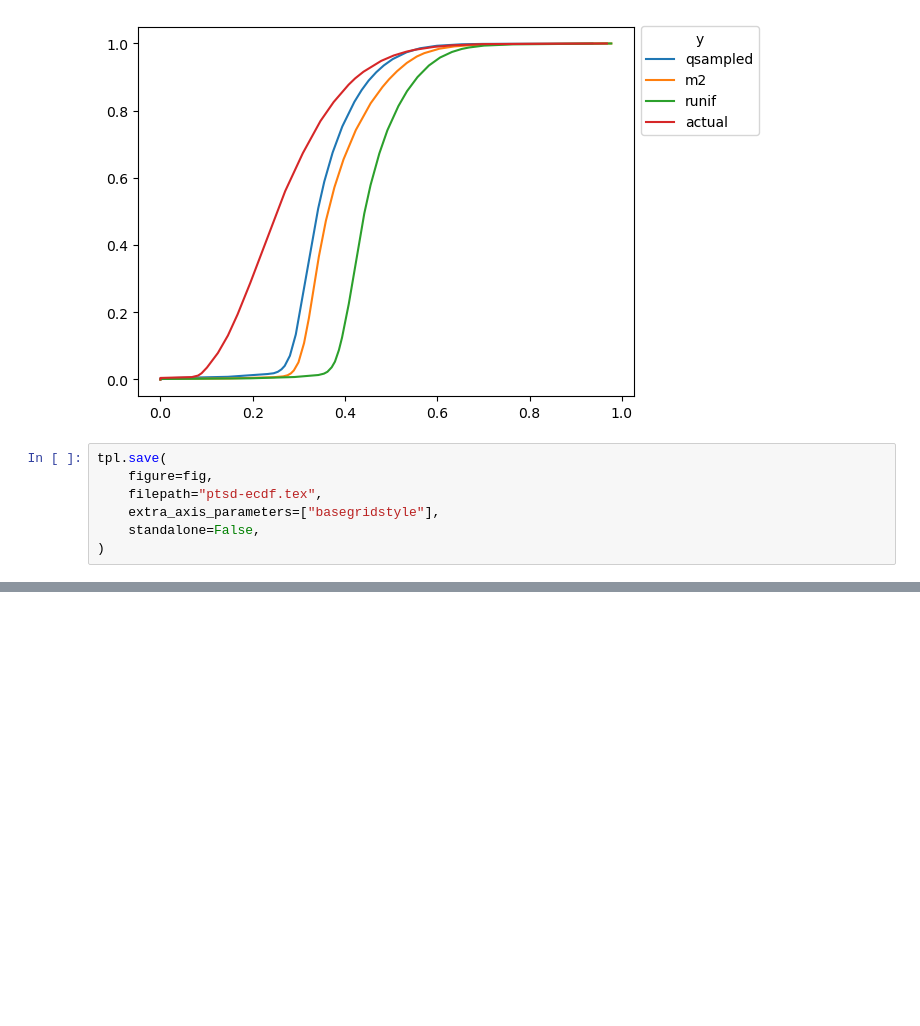
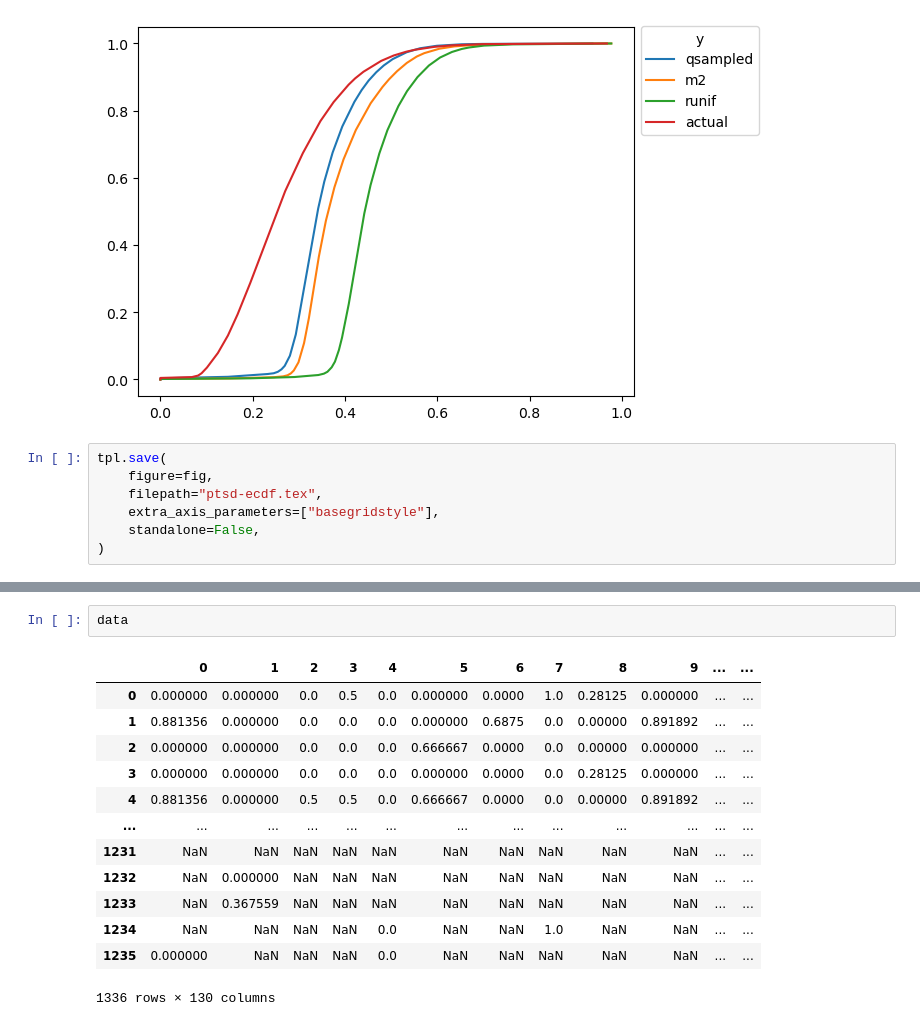
Before and after one commit to zeroknowledgediscovery/truthnet, a Jupyter notebook: notebooks/suspect-distributions.ipynb, the cells around one changed output, grey strips where cells are left out. Drawn from its saved outputs; the diff is of its cells as text; blank space fills up the shorter version.

```diff
--- a/notebooks/suspect-distributions.ipynb
+++ b/notebooks/suspect-distributions.ipynb
@@ -626,0 +636,16 @@ tpl.save(
+# %%
+data
+# %% [output]
+|  | 0 | 1 | 2 | 3 | 4 | 5 | 6 | 7 | 8 | 9 | ... | ... |
+| 0 | 0.000000 | 0.000000 | 0.0 | 0.5 | 0.0 | 0.000000 | 0.0000 | 1.0 | 0.28125 | 0.000000 | ... | ... |
+| 1 | 0.881356 | 0.000000 | 0.0 | 0.0 | 0.0 | 0.000000 | 0.6875 | 0.0 | 0.00000 | 0.891892 | ... | ... |
+| 2 | 0.000000 | 0.000000 | 0.0 | 0.0 | 0.0 | 0.666667 | 0.0000 | 0.0 | 0.00000 | 0.000000 | ... | ... |
+| 3 | 0.000000 | 0.000000 | 0.0 | 0.0 | 0.0 | 0.000000 | 0.0000 | 0.0 | 0.28125 | 0.000000 | ... | ... |
+| 4 | 0.881356 | 0.000000 | 0.5 | 0.5 | 0.0 | 0.666667 | 0.0000 | 0.0 | 0.00000 | 0.891892 | ... | ... |
+| ... | ... | ... | ... | ... | ... | ... | ... | ... | ... | ... | ... | ... |
+| 1231 | NaN | NaN | NaN | NaN | NaN | NaN | NaN | NaN | NaN | NaN | ... | ... |
+| 1232 | NaN | 0.000000 | NaN | NaN | NaN | NaN | NaN | NaN | NaN | NaN | ... | ... |
+| 1233 | NaN | 0.367559 | NaN | NaN | NaN | NaN | NaN | NaN | NaN | NaN | ... | ... |
+| 1234 | NaN | NaN | NaN | NaN | 0.0 | NaN | NaN | 1.0 | NaN | NaN | ... | ... |
+| 1235 | 0.000000 | NaN | NaN | NaN | 0.0 | NaN | NaN | NaN | NaN | NaN | ... | ... |
+1336 rows × 130 columns
```
Also changed, not shown: parts of 8 cells of this notebook, 2 other files.
